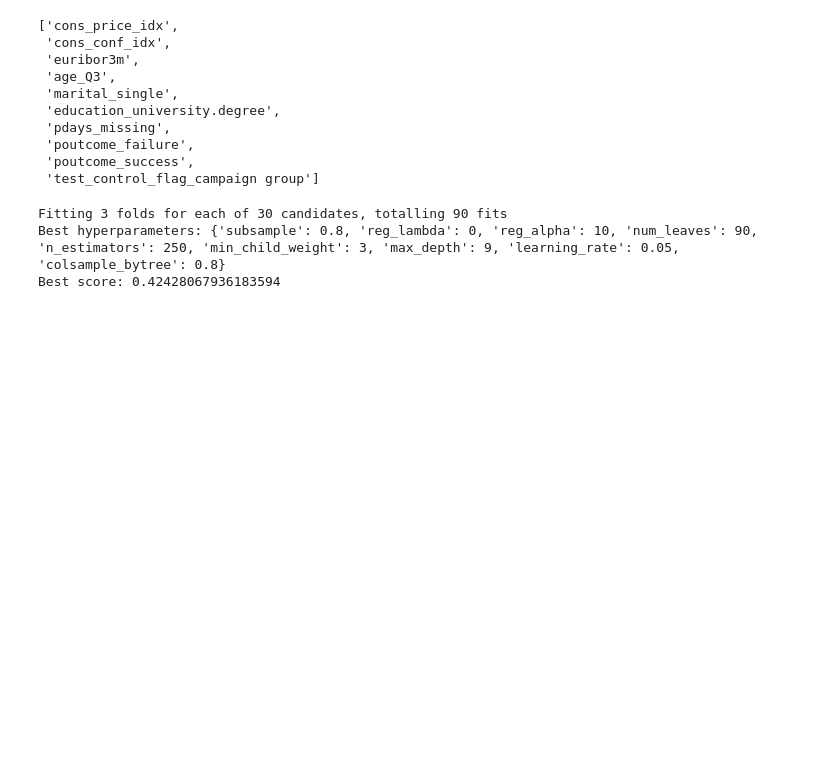
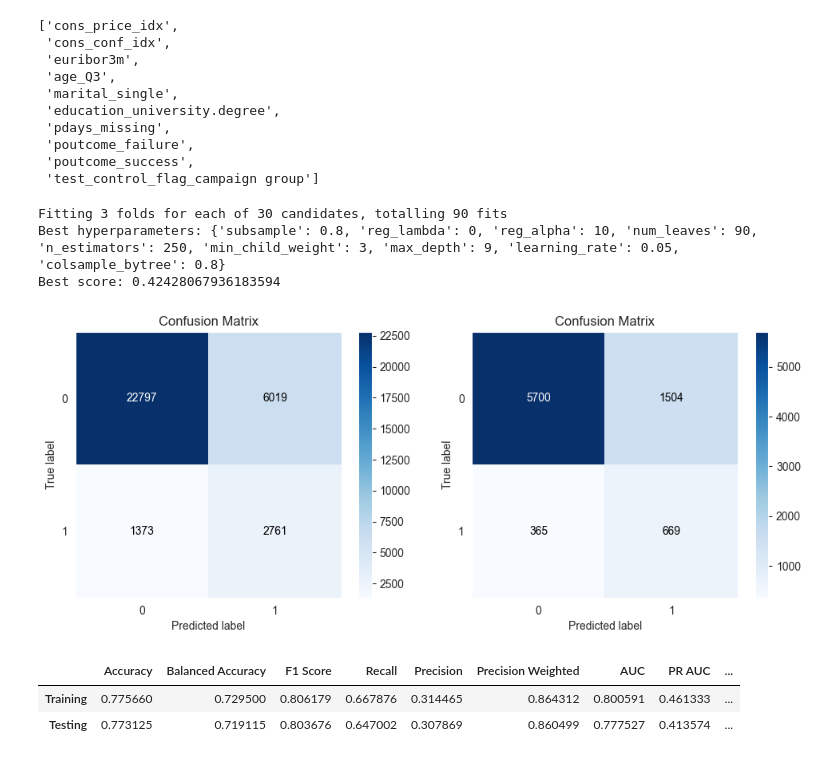
Before and after one commit to zuzannamiazio/RR_project, a Jupyter notebook: project_file.ipynb, the cells around one changed output. Saved outputs shown, nothing was run; the diff lists cells and outputs as text; code cells hidden in the pictures; blank space fills up the shorter version.

Commit message:
Full sampple modelling done

```diff
--- a/project_file.ipynb
+++ b/project_file.ipynb
@@ -838,0 +873,46 @@ best_params_full_lgb = {'subsample': 0.8, 'reg_lambda': 0, 'reg_alpha': 10, 'num
+# %%
+train_metrics = {
+    'Accuracy': acc_train,
+    'Balanced Accuracy': balanced_acc_train,
+    'F1 Score': f1_train,
+    'Recall': recall_train,
+    'Precision': precision_train,
+    'Precision Weighted': precision_train_weighted,
+    'AUC': roc_auc_train,
+    'PR AUC': pr_auc_train,
+    'Average Precision Score': average_precision_score_train
+}
+
+test_metrics = {
+    'Accuracy': acc_test,
+    'Balanced Accuracy': balanced_acc_test,
+    'F1 Score': f1_test,
+    'Recall': recall_test,
+    'Precision': precision_test,
+    'Precision Weighted': precision_test_weighted,
+    'AUC': roc_auc_test,
+    'PR AUC': pr_auc_test,
+    'Average Precision Score': average_precision_score_test
+}
+
+train_df = pd.DataFrame(train_metrics, index=['Training'])
+test_df = pd.DataFrame(test_metrics, index=['Testing'])
+
+summary_table = pd.concat([train_df, test_df])
+
+fig, axes = plt.subplots(nrows=1, ncols=2, figsize=(10, 4))
+
+axes[0].set_title('Confusion Matrix - Train')
+skplt.metrics.plot_confusion_matrix(y_train_full, y_pred_train, ax=axes[0])
+axes[1].set_title('Confusion Matrix - Test')
+skplt.metrics.plot_confusion_matrix(y_test_full, y_pred_test, ax=axes[1])
+
+plt.tight_layout()
+plt.show()
+
+display(summary_table)
+# %% [output]
+[figure, added]
+|  | Accuracy | Balanced Accuracy | F1 Score | Recall | Precision | Precision Weighted | AUC | PR AUC | ... |
+| Training | 0.775660 | 0.729500 | 0.806179 | 0.667876 | 0.314465 | 0.864312 | 0.800591 | 0.461333 | ... |
+| Testing | 0.773125 | 0.719115 | 0.803676 | 0.647002 | 0.307869 | 0.860499 | 0.777527 | 0.413574 | ... |
```
Also changed, not shown: parts of 3 cells of this notebook.
